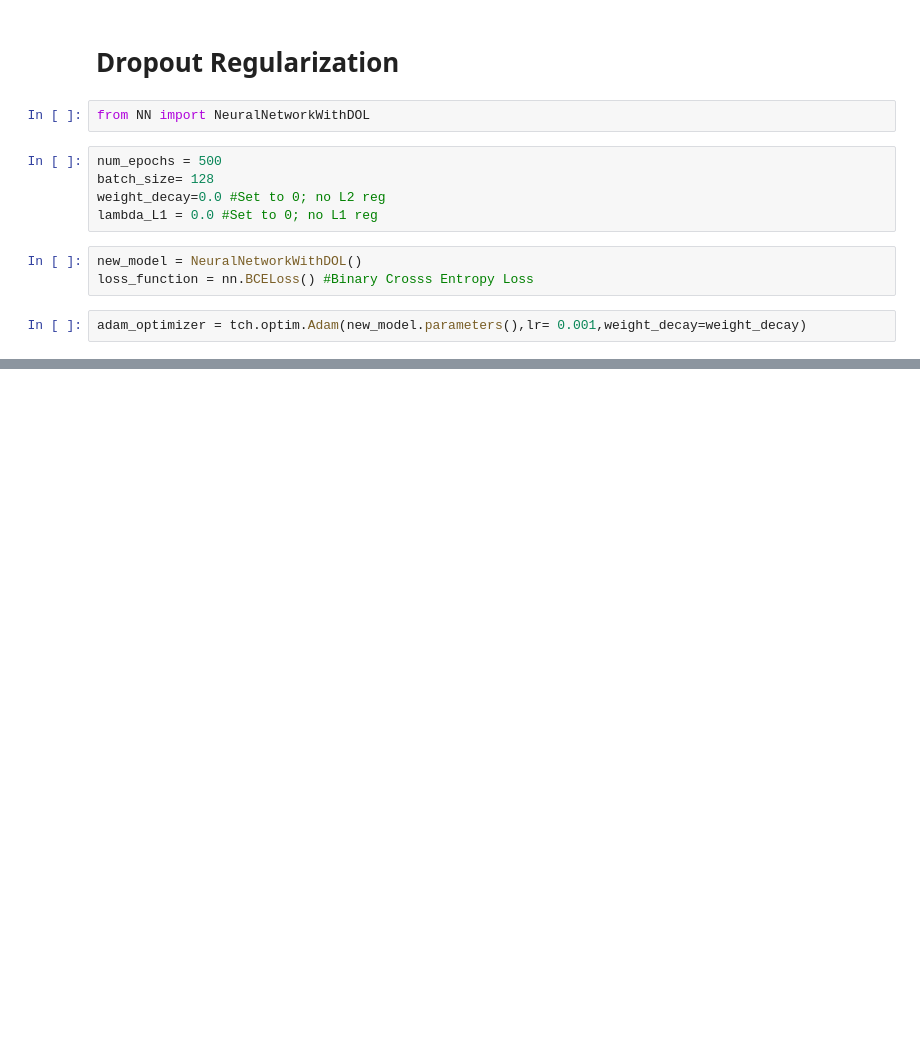
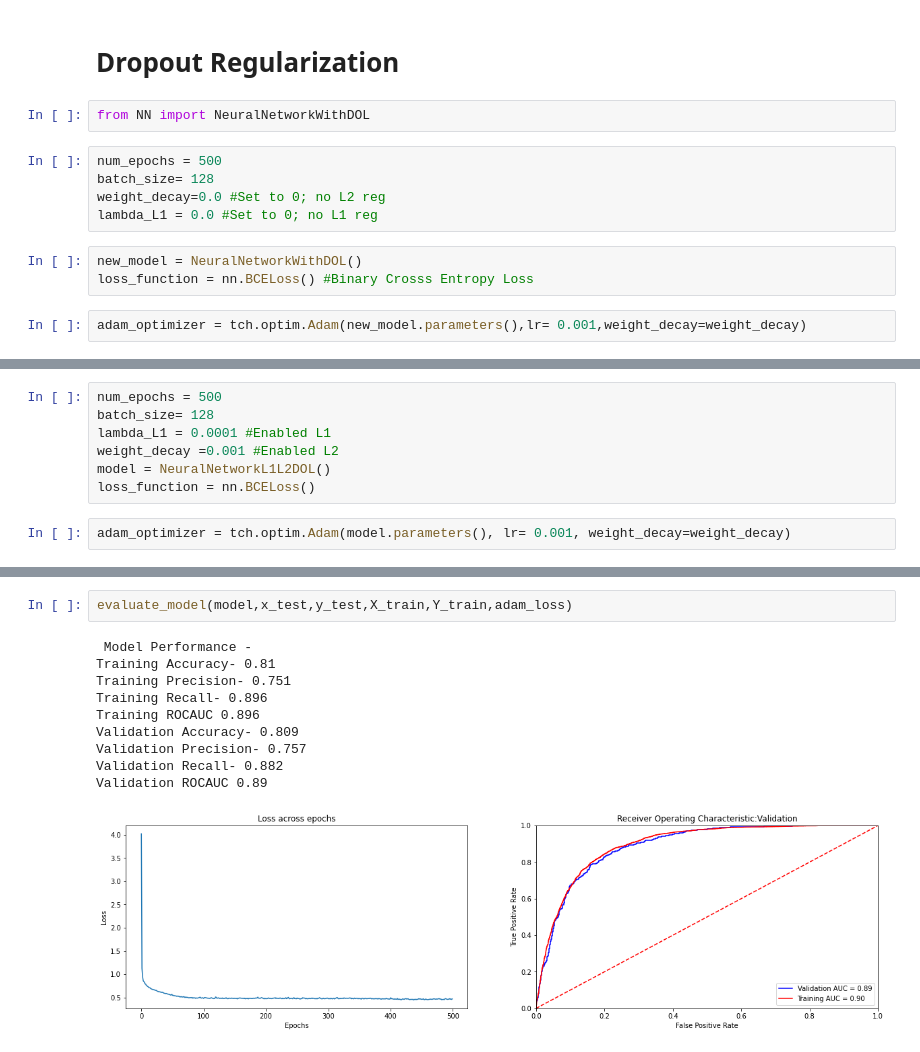
Before and after one commit to Ashraf-Khabar/bank-marketing-data-analysis, a Jupyter notebook: model/model.ipynb, the cells around one changed output, grey strips where cells are left out. Cells and saved outputs as stored; diff of their text form; blank space fills up the shorter version.

```diff
--- a/model/model.ipynb
+++ b/model/model.ipynb
@@ -315,0 +320,9 @@ Validation ROCAUC 0.323
+# %%
+num_epochs = 500
+batch_size= 128
+lambda_L1 = 0.0001 #Enabled L1
+weight_decay =0.001 #Enabled L2
+model = NeuralNetworkL1L2DOL()
+loss_function = nn.BCELoss()
+# %%
+adam_optimizer = tch.optim.Adam(model.parameters(), lr= 0.001, weight_decay=weight_decay)
@@ -315,0 +333,13 @@ Validation ROCAUC 0.323
+# %%
+evaluate_model(model,x_test,y_test,X_train,Y_train,adam_loss)
+# %% [output]
+ Model Performance -
+Training Accuracy- 0.81
+Training Precision- 0.751
+Training Recall- 0.896
+Training ROCAUC 0.896
+Validation Accuracy- 0.809
+Validation Precision- 0.757
+Validation Recall- 0.882
+Validation ROCAUC 0.89
+[figure, added]
```
Also changed, not shown: parts of 6 cells of this notebook, 1 other file.
